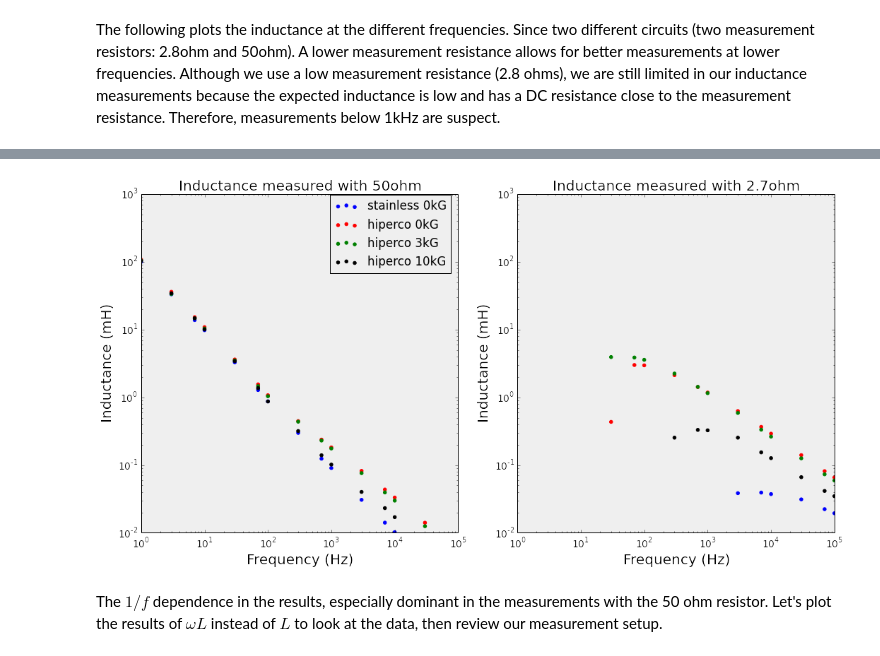
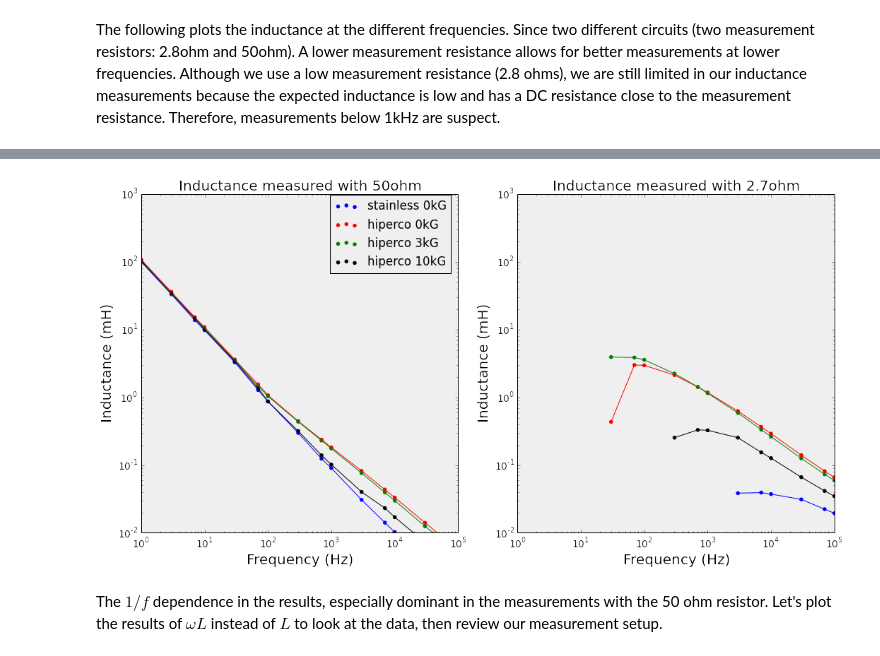
Before and after one commit to cstoafer/inductance-measurements, a Jupyter notebook: Determine mu.ipynb, the cells around one changed output, grey strips where cells are left out. Drawn from its saved outputs; the diff is of its cells as text; code cells hidden in the pictures.

```diff
--- a/Determine mu.ipynb
+++ b/Determine mu.ipynb
@@ -356,43 +339,3 @@ for folder in folders:
 ### Plot the inductance results
 # %% [markdown]
 The following plots the inductance at the different frequencies.  Since two different circuits (two measurement resistors: 2.8ohm and 50ohm).  A lower measurement resistance allows for better measurements at lower frequencies.  Although we use a low measurement resistance (2.8 ohms), we are still limited in our inductance measurements because the expected inductance is low and has a DC resistance close to the measurement resistance.  Therefore, measurements below 1kHz are suspect.
-# %%
-traces = []
-plot_folders = [folder for folder in folders if '3ohm' not in folder]
-for folder in plot_folders:
-    inductances = [1e3*data[folder][freq]['inductance'] for freq in freqs]
-    traces.append(pyGraphs.Scatter(
-        x=freqs,
-        y=inductances
-    ))
-plot_folders = [folder for folder in folders if '3ohm' in folder]
-for folder in plot_folders:
-    inductances = [1e3*data[folder][freq]['inductance'] for freq in freqs]
-    traces.append(pyGraphs.Scatter(
-        x=freqs,
-        y=inductances,
-        xaxis='x2',
-        yaxis='y2'
-    ))
-plot_data = pyGraphs.Data(traces)
-layout = pyGraphs.Layout(
-    xaxis=pyGraphs.XAxis(
-        domain=[0, 0.45],
-        type='log'
-    ),
-    yaxis=pyGraphs.YAxis(
-        range=[-2,3],
-        type='log'
-    ),
-    xaxis2=pyGraphs.XAxis(
-        domain=[0.55, 1],
-        type='log'
-    ),
-    yaxis2=pyGraphs.YAxis(
-        anchor='x2',
-        type='log',
-        range=[-2,3]
-    )
-)
-fig = pyGraphs.Figure(data=plot_data, layout=layout)
-py.iplot(fig, filename='inductance_meas/inductance1')
@@ -411,31 +352,33 @@ def setup_axes(ax, xlim, ylim, xlabel, ylabel, title, xlog=False, ylog=False):
 # %%
 fig = plt.figure(figsize=(15,8))
 ax1 = fig.add_subplot(1,2,1)
 setup_axes(ax1, xlim=[1, 100000], ylim=[1e-2,1e3], xlabel='Frequency (Hz)', ylabel='Inductance (mH)',
            title='Inductance measured with 50ohm', xlog=True, ylog=True)
 ax2 = fig.add_subplot(1,2,2)
 setup_axes(ax2, xlim=[1, 100000], ylim=[1e-2,1e3], xlabel='Frequency (Hz)', ylabel='Inductance (mH)',
            title='Inductance measured with 2.7ohm', xlog=True, ylog=True)
 
 colors = ['b', 'r', 'g', 'k']
 
 
 plot_folders = [folder for folder in folders if '3ohm' not in folder]
 for i,folder in enumerate(plot_folders):
     inductances = [1e3*data[folder][freq]['inductance'] for freq in freqs]
     ax1.scatter(freqs, inductances, color=colors[i])
+    ax1.plot(freqs, inductances, color=colors[i])
 
 points=[]
 plot_folders = [folder for folder in folders if '3ohm' in folder]
 for i,folder in enumerate(plot_folders):
     inductances = [1e3*data[folder][freq]['inductance'] for freq in freqs]
     points.append(ax2.scatter(freqs, inductances, color=colors[i]))
+    ax2.plot(freqs, inductances, color=colors[i])
 
 fig.legend(points, ['stainless 0kG', 'hiperco 0kG', 'hiperco 3kG', 'hiperco 10kG'], bbox_to_anchor=(.48, .95),
            bbox_transform=plt.gcf().transFigure)
 fig.tight_layout()
 # %% [output]
-[figure, old version]
+[figure, new version]
 # %% [markdown]
 The $1/f$ dependence in the results, especially dominant in the measurements with the 50 ohm resistor.  Let's plot the results of $\omega L$ instead of $L$ to look at the data, then review our measurement setup.
 # %%
```
Also changed, not shown: parts of 18 cells of this notebook.
